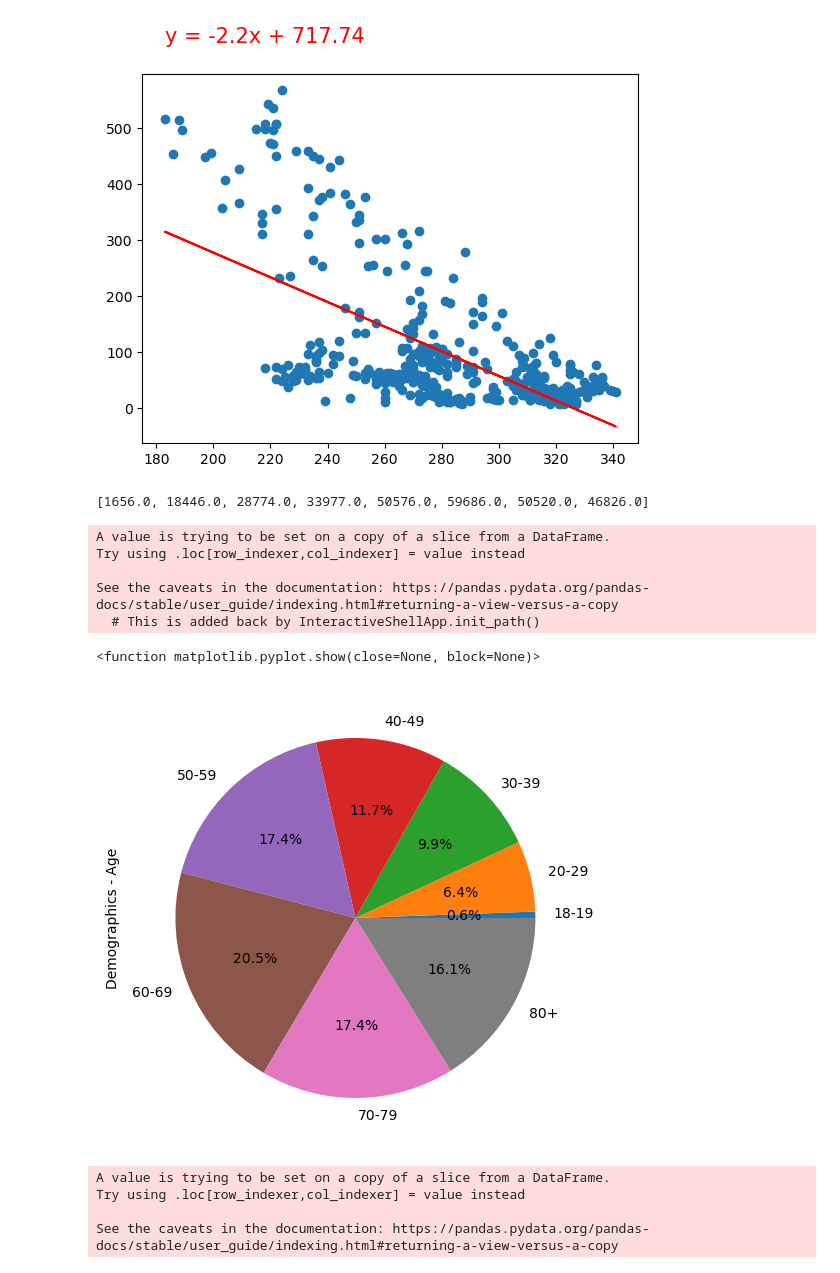
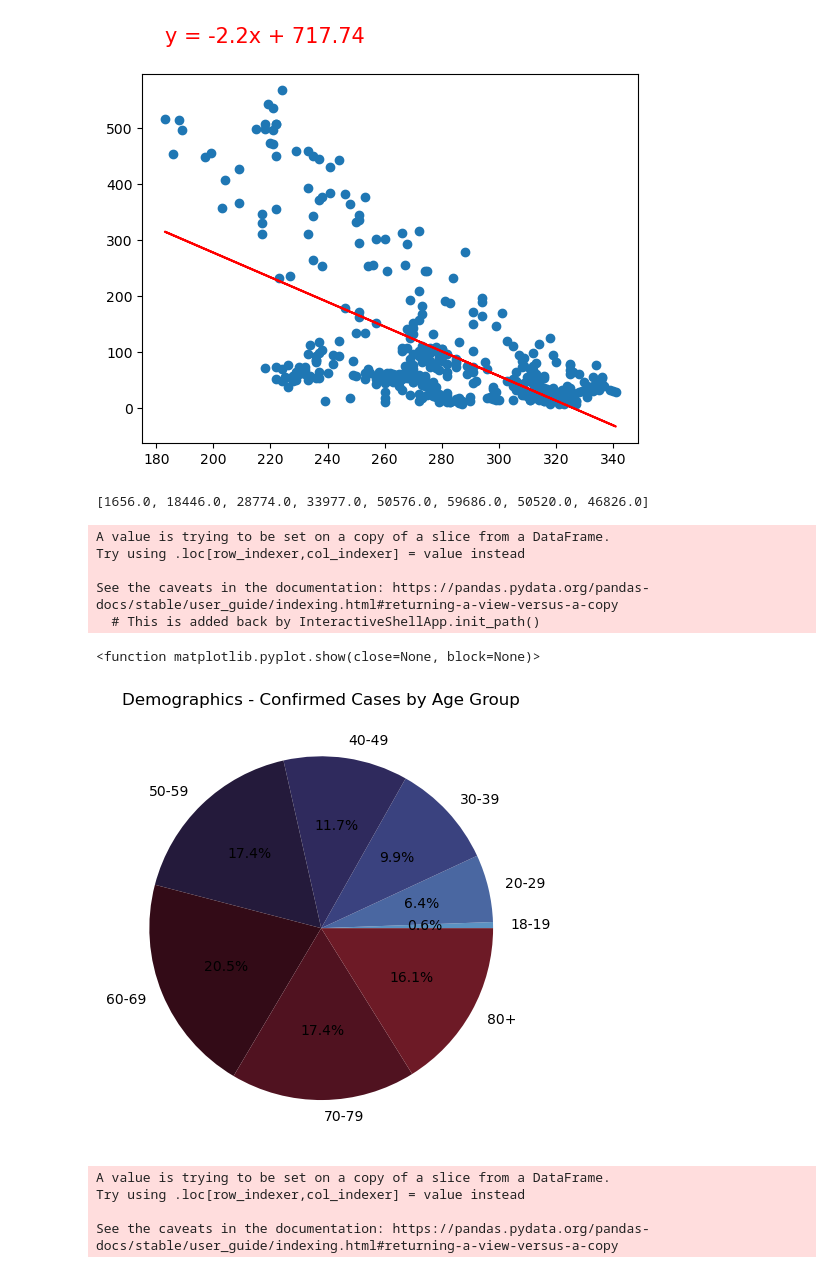
Before and after one commit to Project-1-Team-9/Covid-Analysis, a Jupyter notebook: health_data_api.ipynb, the cells around one changed output. Drawn from its saved outputs; the diff is of its cells as text; code cells hidden in the pictures.

```diff
--- a/health_data_api.ipynb
+++ b/health_data_api.ipynb
@@ -400,32 +409,32 @@ NameError: name 'best_fit' is not defined
 # %%
 #Q3
 
 state_20_21_df.columns=state_20_21_df.columns.str.replace("-","_")
 state_20_21_df.columns=state_20_21_df.columns.str.replace("+","")
 
-
+colors = ["#5B92C2", "#4A67A1", "#3A427F", "#2F2A5D", "#241A3B", "#330B17", "#501220", "#6D1A26", "#892229", "#A52A2A"]
 ages = ["previous_day_admission_adult_covid_confirmed_18_19", "previous_day_admission_adult_covid_confirmed_20_29", "previous_day_admission_adult_covid_confirmed_30_39", "previous_day_admission_adult_covid_confirmed_40_49", "previous_day_admission_adult_covid_confirmed_50_59", "previous_day_admission_adult_covid_confirmed_60_69", "previous_day_admission_adult_covid_confirmed_70_79", "previous_day_admission_adult_covid_confirmed_80"]
 age_group_list = ["18-19","20-29","30-39","40-49","50-59","60-69","70-79","80+"]
 age_sum = []
 for age in ages:
     state_20_21_df[age] = state_20_21_df[age].astype(float)
     sum_group = state_20_21_df[age].sum()
     age_sum.append(sum_group)
 print(age_sum)
 
-plt.pie(age_sum,labels=age_group_list,autopct='%1.1f%%')
-plt.ylabel('Demographics - Age')
+plt.pie(age_sum,labels=age_group_list,autopct='%1.1f%%', colors = colors)
+plt.title('Demographics - Confirmed Cases by Age Group')
 plt.tight_layout()
 plt.show
 # %% [output]
 [1656.0, 18446.0, 28774.0, 33977.0, 50576.0, 59686.0, 50520.0, 46826.0]
 A value is trying to be set on a copy of a slice from a DataFrame.
 Try using .loc[row_indexer,col_indexer] = value instead
 
 See the caveats in the documentation: https://pandas.pydata.org/pandas-docs/stable/user_guide/indexing.html#returning-a-view-versus-a-copy
   # This is added back by InteractiveShellApp.init_path()
 <function matplotlib.pyplot.show(close=None, block=None)>
-[figure, old version]
+[figure, new version]
 # %%
 #explanation^^^
 # %%
```
Also changed, not shown: parts of 2 cells of this notebook.
